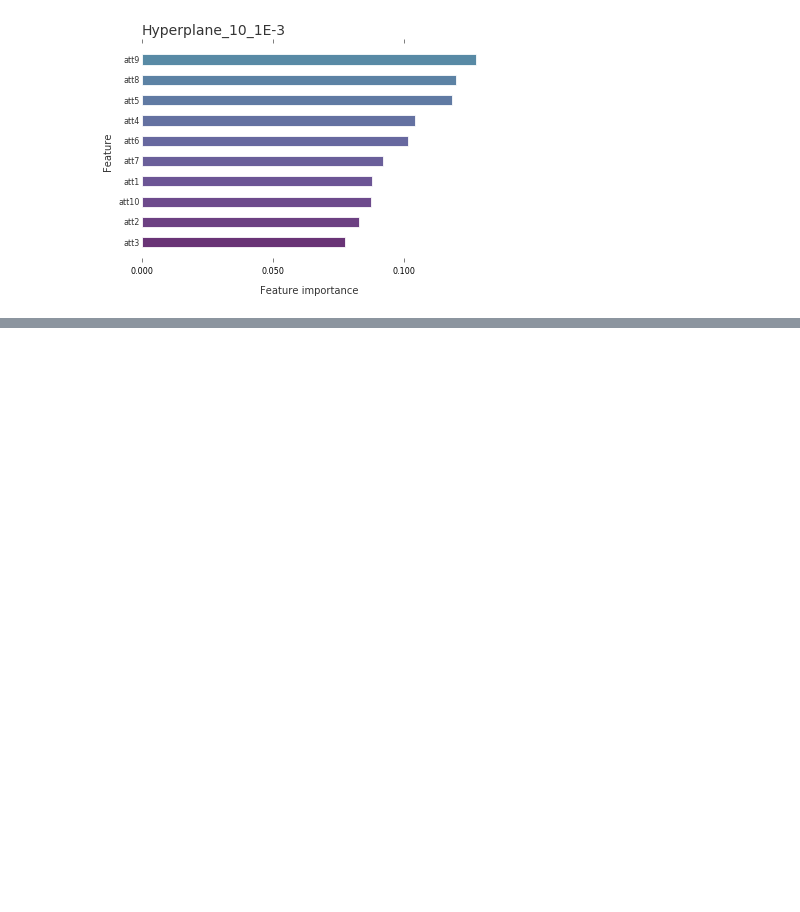
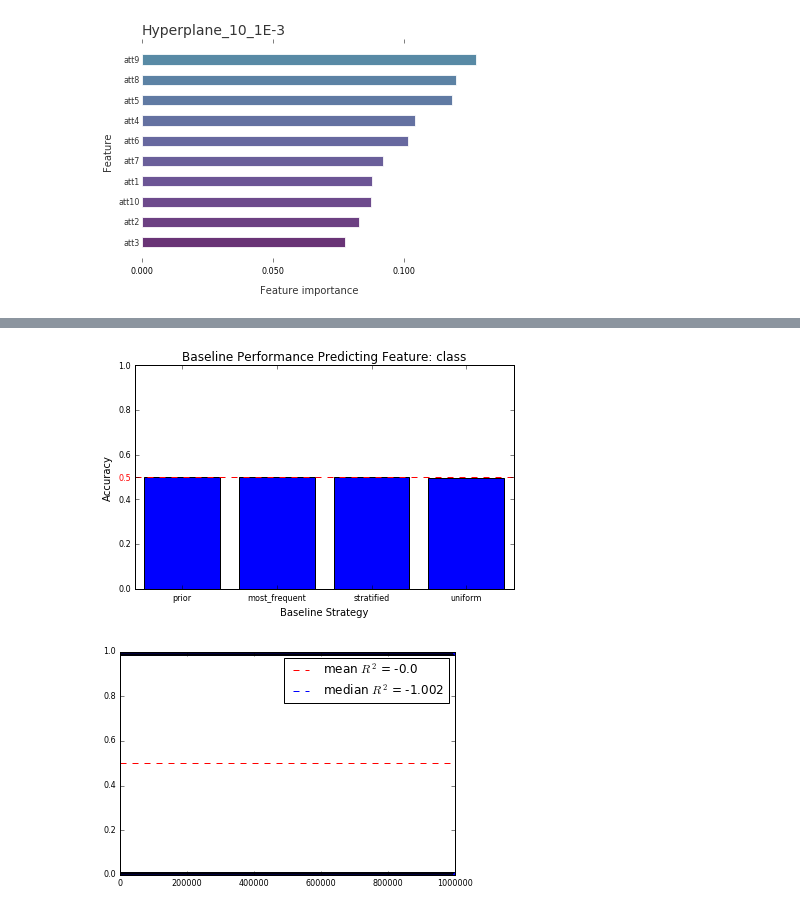
Before and after one commit to Hugoos/TestAutoNotebook, a Jupyter notebook: 152.ipynb, the cells around one changed output, grey strips where cells are left out. Cells and saved outputs as stored; diff of their text form; code cells hidden in the pictures; blank space fills up the shorter version.

```diff
--- a/152.ipynb
+++ b/152.ipynb
@@ -23,3 +89,18 @@ from pymongo import MongoClient
+# %%
+def plot_regBaseline(scores, y):
+    import numpy as np
+    import matplotlib.pyplot as plt
+    from matplotlib.ticker import MaxNLocator
+    from collections import namedtuple
+
+    strats = scores
+    x = np.arange(1, len(y) + 1)
+    plt.plot(x, y, "o")
+    plt.axhline(y=np.mean(y), color='r', linestyle='--', label='mean '+ r"$R^2$" + ' = ' + str(round(scores['mean'],4)))
+    plt.axhline(y=np.median(y), color='b', linestyle='--', label='median '+ r"$R^2$" + ' = ' + str(round(scores['median'],4)))
+
+    plt.legend()
+    plt.show()
 # %% [markdown]
 Build Random Forest model from the dataset and compute important features.
 # %%
@@ -179,12 +174,0 @@ def get_datasets_name(datasets, similar_index):
-# %%
-sns.set(style="whitegrid", font_scale=0.75)
-f, ax = plt.subplots(figsize=(8, 4))
-
-df, landmarkers, datasetID, datasets = get_landmarkers_from_db()
-landmarkers.columns = ['One-Nearest Neighbor', 'Linear Discriminant Analysis', 'Gaussian Naive Bayes',
-                       'Decision Node', 'Random Node']
-
-distance = np.squeeze(get_distance_from_db())
-similar_index = compute_similar_datasets(dataset)
-sns.violinplot(data=landmarkers.iloc[similar_index], palette="Set3", bw=.2, cut=1, linewidth=1)
-sns.despine(left=True, bottom=True)
@@ -194,12 +174,0 @@ KeyError: 'score'
-# %%
-datasets_name = get_datasets_name(datasets, similar_index)
-sns.set(style="white")
-corr = pd.DataFrame(distance[similar_index[:, None], similar_index],
-                    index = datasets_name, columns = datasets_name)
-
-mask = np.zeros_like(corr, dtype=np.bool)
-mask[np.triu_indices_from(mask)] = True
-
-f, ax = plt.subplots(figsize=(10, 6))
-sns.heatmap(corr, mask=mask, cmap = "BuPu_r", vmax= 1,
-            square=True, linewidths=.5, cbar_kws={"shrink": .5})
@@ -205,0 +195,7 @@ sns.heatmap(corr, mask=mask, cmap = "BuPu_r", vmax= 1,
+# %%
+plot_baseline(baseline(data))
+scores, y = regBaseline(data)
+plot_regBaseline(scores, y)
+# %% [output]
+[figure, added]
+[figure, added]
```
Also changed, not shown: parts of 19 cells of this notebook, 6 other files.
